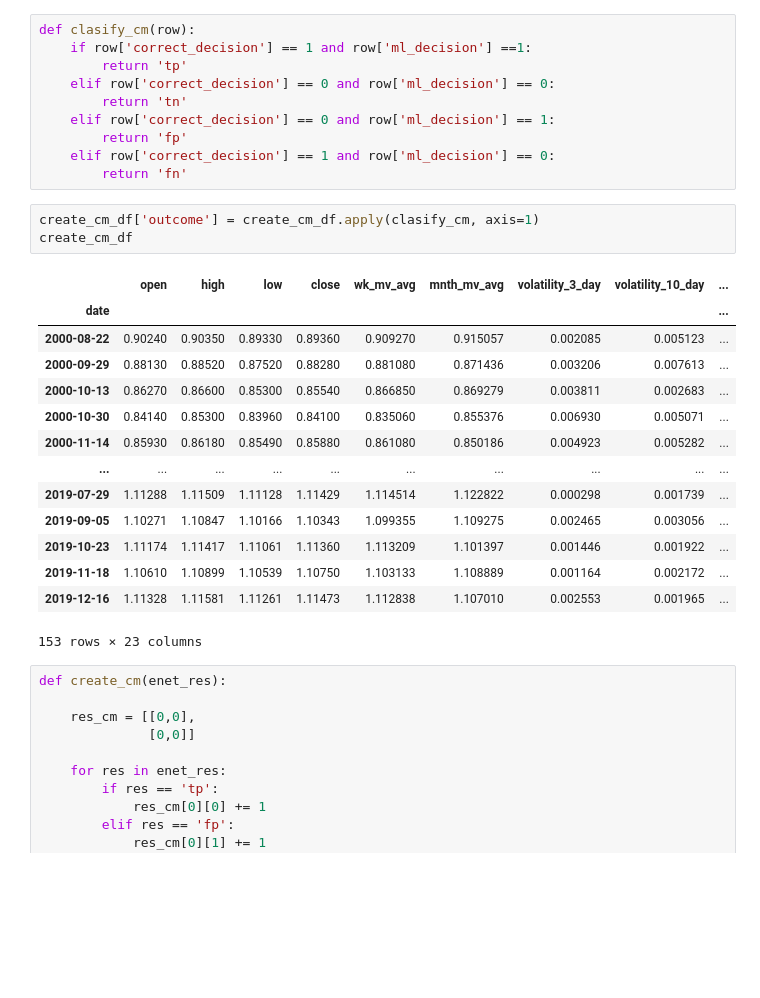
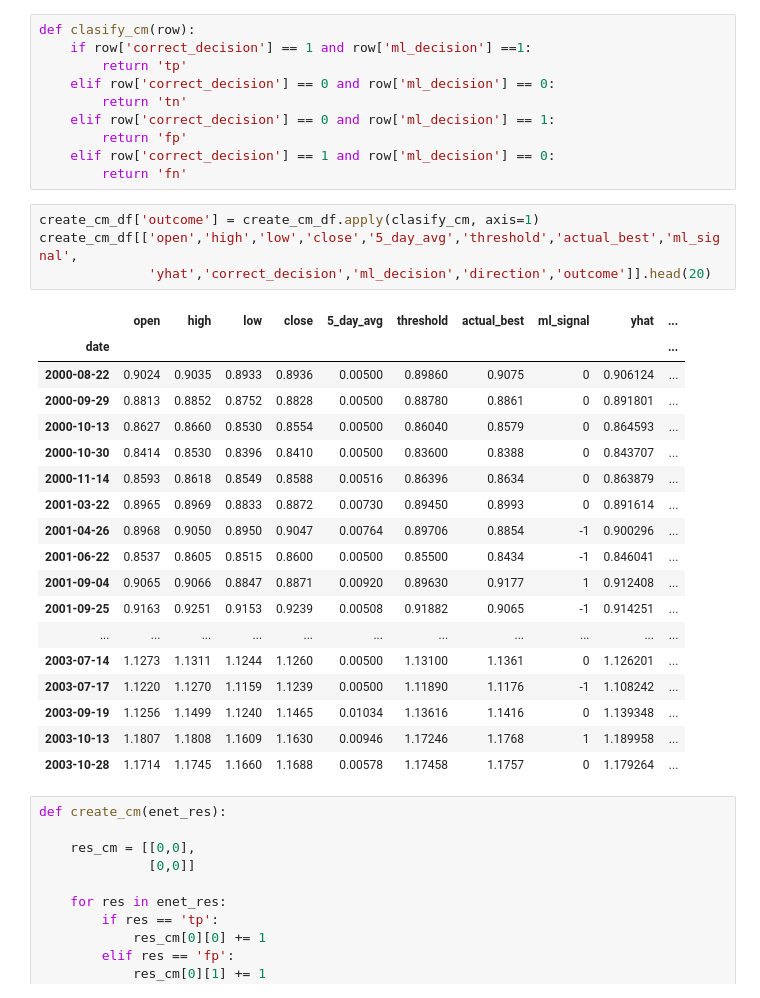
Before and after one commit to stuartdaw/Capstone_Forex, a Jupyter notebook: 07 Modelling-Multiple linear Regression.ipynb, the cells around one changed output. Drawn from its saved outputs; the diff is of its cells as text; blank space fills up the shorter version.

```diff
--- a/07 Modelling-Multiple linear Regression.ipynb
+++ b/07 Modelling-Multiple linear Regression.ipynb
@@ -1239,22 +1239,27 @@ def clasify_cm(row):
         return 'fn'
 # %%
 create_cm_df['outcome'] = create_cm_df.apply(clasify_cm, axis=1)
-create_cm_df
+create_cm_df[['open','high','low','close','5_day_avg','threshold','actual_best','ml_signal',
+              'yhat','correct_decision','ml_decision','direction','outcome']].head(20)
 # %% [output]
-|  | open | high | low | close | wk_mv_avg | mnth_mv_avg | volatility_3_day | volatility_10_day | ... |
-| date |  |  |  |  |  |  |  |  | ... |
-| 2000-08-22 | 0.90240 | 0.90350 | 0.89330 | 0.89360 | 0.909270 | 0.915057 | 0.002085 | 0.005123 | ... |
-| 2000-09-29 | 0.88130 | 0.88520 | 0.87520 | 0.88280 | 0.881080 | 0.871436 | 0.003206 | 0.007613 | ... |
-| 2000-10-13 | 0.86270 | 0.86600 | 0.85300 | 0.85540 | 0.866850 | 0.869279 | 0.003811 | 0.002683 | ... |
-| 2000-10-30 | 0.84140 | 0.85300 | 0.83960 | 0.84100 | 0.835060 | 0.855376 | 0.006930 | 0.005071 | ... |
-| 2000-11-14 | 0.85930 | 0.86180 | 0.85490 | 0.85880 | 0.861080 | 0.850186 | 0.004923 | 0.005282 | ... |
-| ... | ... | ... | ... | ... | ... | ... | ... | ... | ... |
-| 2019-07-29 | 1.11288 | 1.11509 | 1.11128 | 1.11429 | 1.114514 | 1.122822 | 0.000298 | 0.001739 | ... |
-| 2019-09-05 | 1.10271 | 1.10847 | 1.10166 | 1.10343 | 1.099355 | 1.109275 | 0.002465 | 0.003056 | ... |
-| 2019-10-23 | 1.11174 | 1.11417 | 1.11061 | 1.11360 | 1.113209 | 1.101397 | 0.001446 | 0.001922 | ... |
-| 2019-11-18 | 1.10610 | 1.10899 | 1.10539 | 1.10750 | 1.103133 | 1.108889 | 0.001164 | 0.002172 | ... |
-| 2019-12-16 | 1.11328 | 1.11581 | 1.11261 | 1.11473 | 1.112838 | 1.107010 | 0.002553 | 0.001965 | ... |
+|  | open | high | low | close | 5_day_avg | threshold | actual_best | ml_signal | yhat | ... |
+| date |  |  |  |  |  |  |  |  |  | ... |
+| 2000-08-22 | 0.9024 | 0.9035 | 0.8933 | 0.8936 | 0.00500 | 0.89860 | 0.9075 | 0 | 0.906124 | ... |
+| 2000-09-29 | 0.8813 | 0.8852 | 0.8752 | 0.8828 | 0.00500 | 0.88780 | 0.8861 | 0 | 0.891801 | ... |
+| 2000-10-13 | 0.8627 | 0.8660 | 0.8530 | 0.8554 | 0.00500 | 0.86040 | 0.8579 | 0 | 0.864593 | ... |
+| 2000-10-30 | 0.8414 | 0.8530 | 0.8396 | 0.8410 | 0.00500 | 0.83600 | 0.8388 | 0 | 0.843707 | ... |
+| 2000-11-14 | 0.8593 | 0.8618 | 0.8549 | 0.8588 | 0.00516 | 0.86396 | 0.8634 | 0 | 0.863879 | ... |
+| 2001-03-22 | 0.8965 | 0.8969 | 0.8833 | 0.8872 | 0.00730 | 0.89450 | 0.8993 | 0 | 0.891614 | ... |
+| 2001-04-26 | 0.8968 | 0.9050 | 0.8950 | 0.9047 | 0.00764 | 0.89706 | 0.8854 | -1 | 0.900296 | ... |
+| 2001-06-22 | 0.8537 | 0.8605 | 0.8515 | 0.8600 | 0.00500 | 0.85500 | 0.8434 | -1 | 0.846041 | ... |
+| 2001-09-04 | 0.9065 | 0.9066 | 0.8847 | 0.8871 | 0.00920 | 0.89630 | 0.9177 | 1 | 0.912408 | ... |
+| 2001-09-25 | 0.9163 | 0.9251 | 0.9153 | 0.9239 | 0.00508 | 0.91882 | 0.9065 | -1 | 0.914251 | ... |
+| ... | ... | ... | ... | ... | ... | ... | ... | ... | ... | ... |
+| 2003-07-14 | 1.1273 | 1.1311 | 1.1244 | 1.1260 | 0.00500 | 1.13100 | 1.1361 | 0 | 1.126201 | ... |
+| 2003-07-17 | 1.1220 | 1.1270 | 1.1159 | 1.1239 | 0.00500 | 1.11890 | 1.1176 | -1 | 1.108242 | ... |
+| 2003-09-19 | 1.1256 | 1.1499 | 1.1240 | 1.1465 | 0.01034 | 1.13616 | 1.1416 | 0 | 1.139348 | ... |
+| 2003-10-13 | 1.1807 | 1.1808 | 1.1609 | 1.1630 | 0.00946 | 1.17246 | 1.1768 | 1 | 1.189958 | ... |
+| 2003-10-28 | 1.1714 | 1.1745 | 1.1660 | 1.1688 | 0.00578 | 1.17458 | 1.1757 | 0 | 1.179264 | ... |
-153 rows × 23 columns
 # %%
 def create_cm(enet_res):
 
```
Also changed, not shown: 3 other files.
